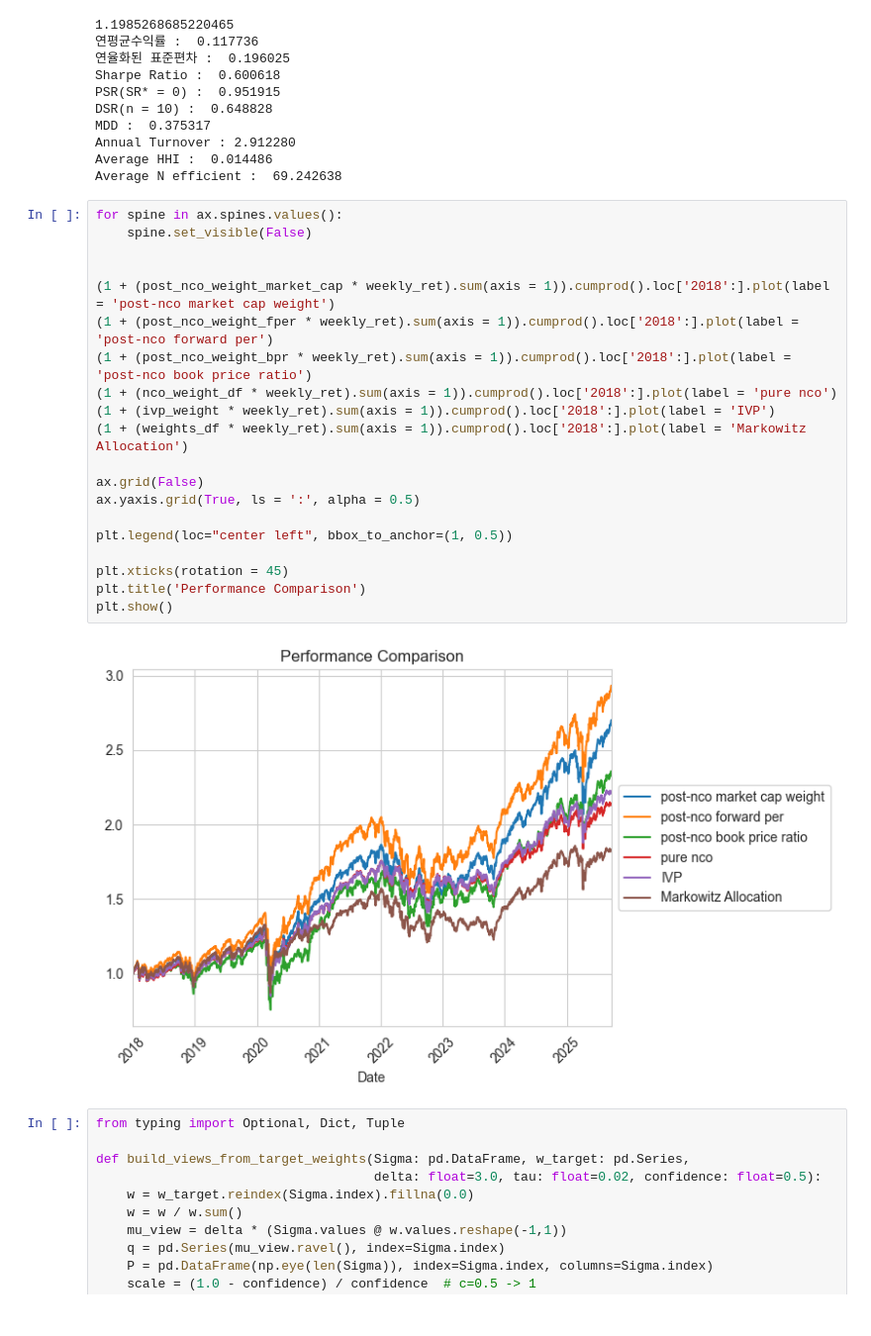
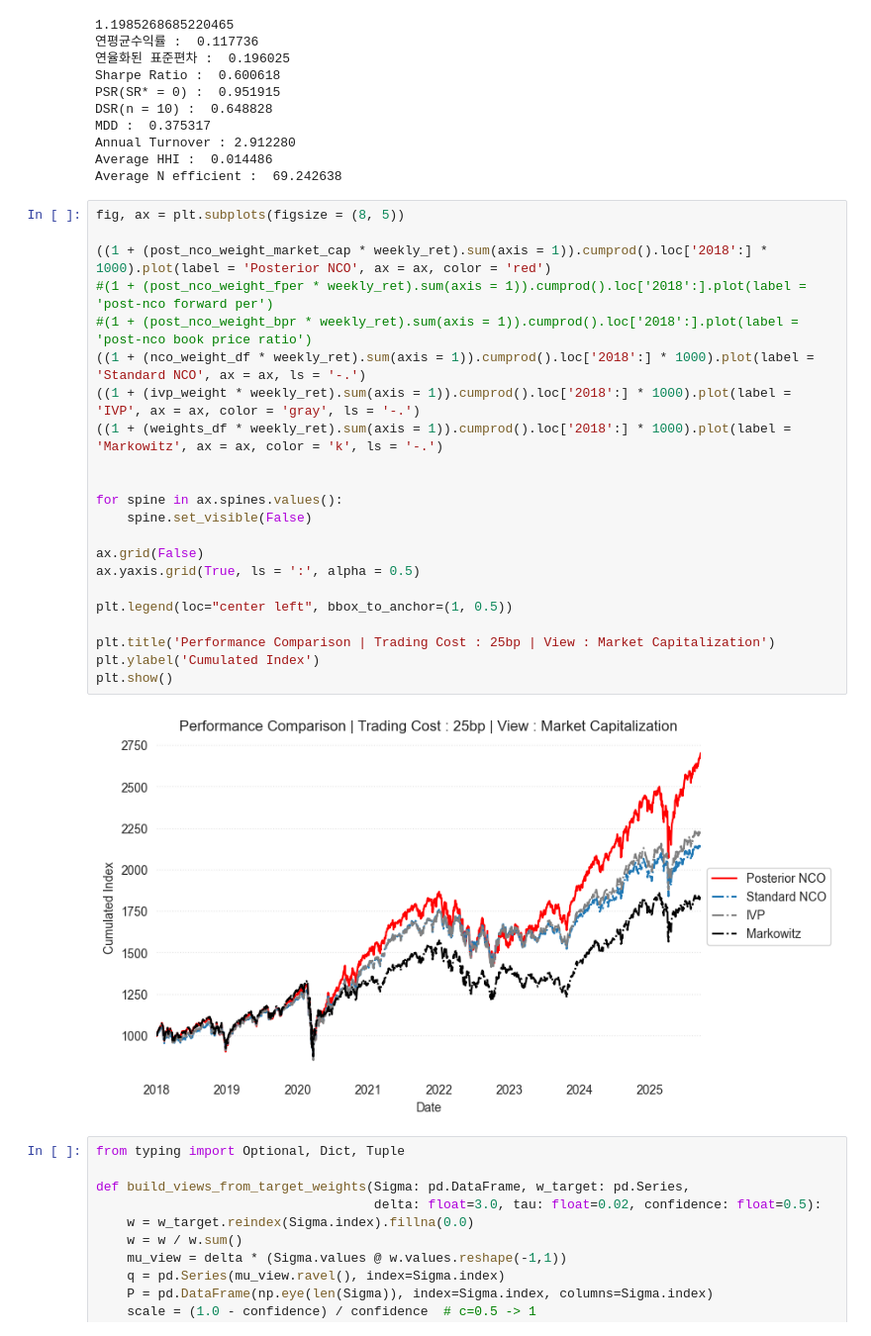
Before and after one commit to Tommylee1013/nco-research, a Jupyter notebook: empirical/SP100.ipynb, the cells around one changed output. Shown at 99% size. Cells and saved outputs as stored; diff of their text form.

```diff
--- a/empirical/SP100.ipynb
+++ b/empirical/SP100.ipynb
@@ -1568,27 +1580,29 @@ Annual Turnover : 2.912280
 Average HHI :  0.014486
 Average N efficient :  69.242638
 # %%
+fig, ax = plt.subplots(figsize = (8, 5))
+
+((1 + (post_nco_weight_market_cap * weekly_ret).sum(axis = 1)).cumprod().loc['2018':] * 1000).plot(label = 'Posterior NCO', ax = ax, color = 'red')
+#(1 + (post_nco_weight_fper * weekly_ret).sum(axis = 1)).cumprod().loc['2018':].plot(label = 'post-nco forward per')
+#(1 + (post_nco_weight_bpr * weekly_ret).sum(axis = 1)).cumprod().loc['2018':].plot(label = 'post-nco book price ratio')
+((1 + (nco_weight_df * weekly_ret).sum(axis = 1)).cumprod().loc['2018':] * 1000).plot(label = 'Standard NCO', ax = ax, ls = '-.')
+((1 + (ivp_weight * weekly_ret).sum(axis = 1)).cumprod().loc['2018':] * 1000).plot(label = 'IVP', ax = ax, color = 'gray', ls = '-.')
+((1 + (weights_df * weekly_ret).sum(axis = 1)).cumprod().loc['2018':] * 1000).plot(label = 'Markowitz', ax = ax, color = 'k', ls = '-.')
+
+
 for spine in ax.spines.values():
     spine.set_visible(False)
-
-
-(1 + (post_nco_weight_market_cap * weekly_ret).sum(axis = 1)).cumprod().loc['2018':].plot(label = 'post-nco market cap weight')
-(1 + (post_nco_weight_fper * weekly_ret).sum(axis = 1)).cumprod().loc['2018':].plot(label = 'post-nco forward per')
-(1 + (post_nco_weight_bpr * weekly_ret).sum(axis = 1)).cumprod().loc['2018':].plot(label = 'post-nco book price ratio')
-(1 + (nco_weight_df * weekly_ret).sum(axis = 1)).cumprod().loc['2018':].plot(label = 'pure nco')
-(1 + (ivp_weight * weekly_ret).sum(axis = 1)).cumprod().loc['2018':].plot(label = 'IVP')
-(1 + (weights_df * weekly_ret).sum(axis = 1)).cumprod().loc['2018':].plot(label = 'Markowitz Allocation')
 
 ax.grid(False)
 ax.yaxis.grid(True, ls = ':', alpha = 0.5)
 
 plt.legend(loc="center left", bbox_to_anchor=(1, 0.5))
 
-plt.xticks(rotation = 45)
-plt.title('Performance Comparison')
+plt.title('Performance Comparison | Trading Cost : 25bp | View : Market Capitalization')
+plt.ylabel('Cumulated Index')
 plt.show()
 # %% [output]
-[figure, old version]
+[figure, new version]
 # %%
 from typing import Optional, Dict, Tuple
 
```
Also changed, not shown: parts of 3 cells of this notebook, 3 other files.
